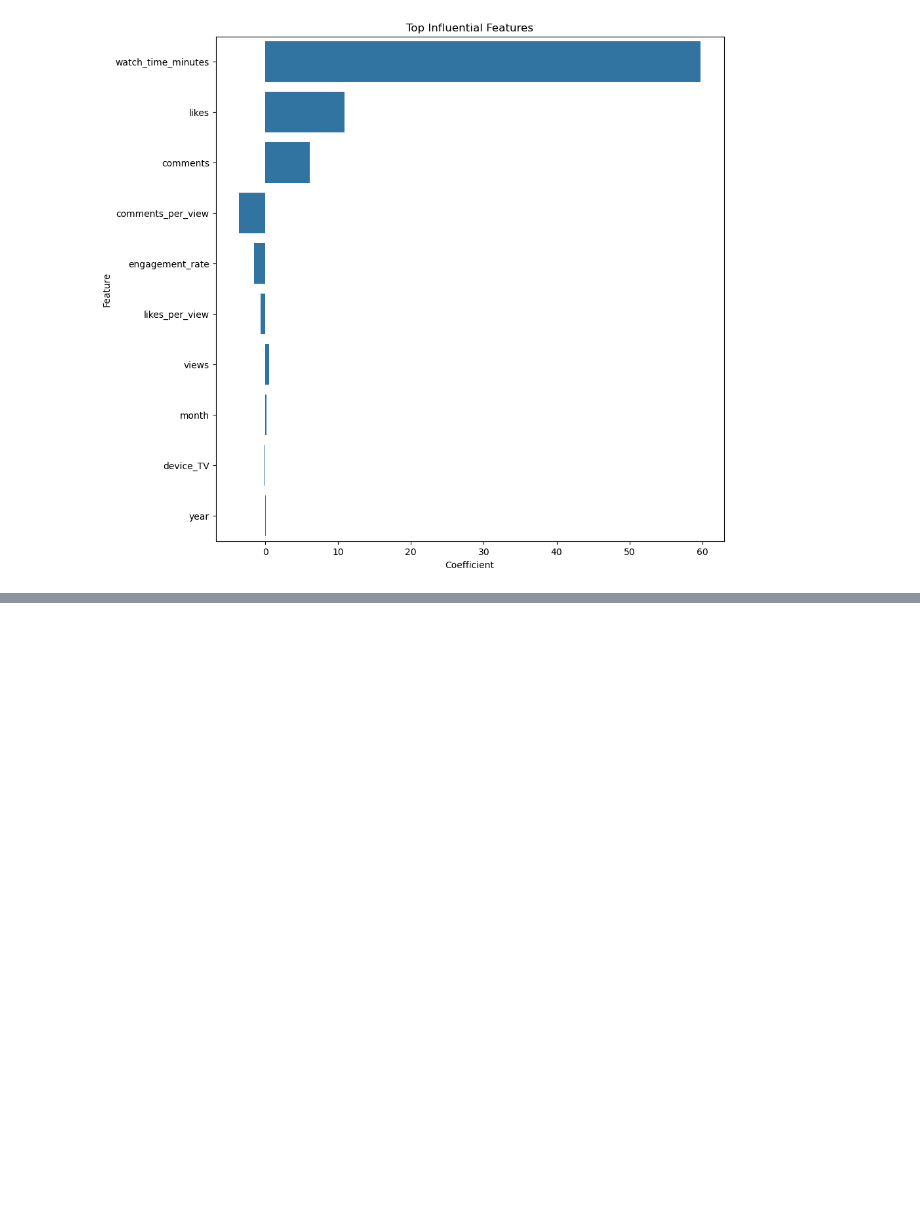
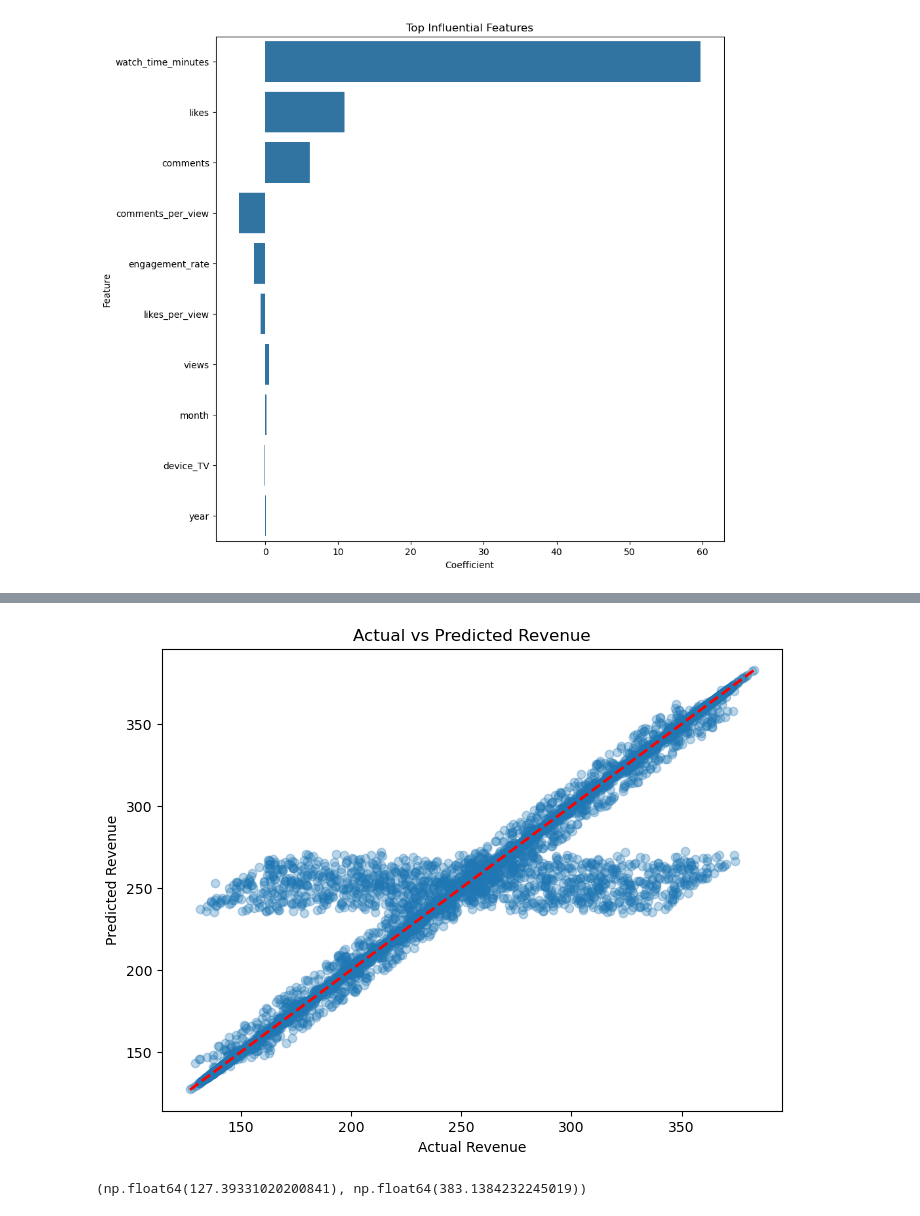
Before and after one commit to Frierensama/Content_Monetization_Modeler, a Jupyter notebook: Notebooks/FE_and_model_creation.ipynb, the cells around one changed output, grey strips where cells are left out. Saved outputs shown, nothing was run; the diff lists cells and outputs as text; code cells hidden in the pictures; blank space fills up the shorter version.

```diff
--- a/Notebooks/FE_and_model_creation.ipynb
+++ b/Notebooks/FE_and_model_creation.ipynb
@@ -276,0 +327,23 @@ plt.show()
+# %%
+plt.figure(figsize=(8,6))
+
+plt.scatter(y_test, pred, alpha=0.3)
+
+plt.plot(
+    [y_test.min(), y_test.max()],
+    [y_test.min(), y_test.max()],
+    'r--',
+    linewidth=2
+)
+
+plt.xlabel("Actual Revenue")
+plt.ylabel("Predicted Revenue")
+plt.title("Actual vs Predicted Revenue")
+
+plt.show()
+# %% [output]
+[figure, added]
+# %%
+pred.min(), pred.max()
+# %% [output]
+(np.float64(127.39331020200841), np.float64(383.1384232245019))
```
Also changed, not shown: parts of 19 cells of this notebook.
